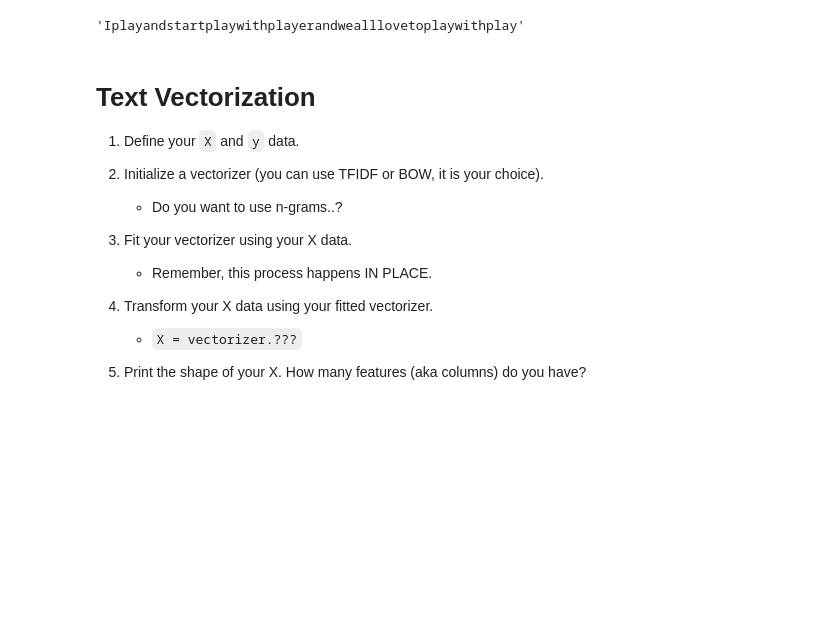
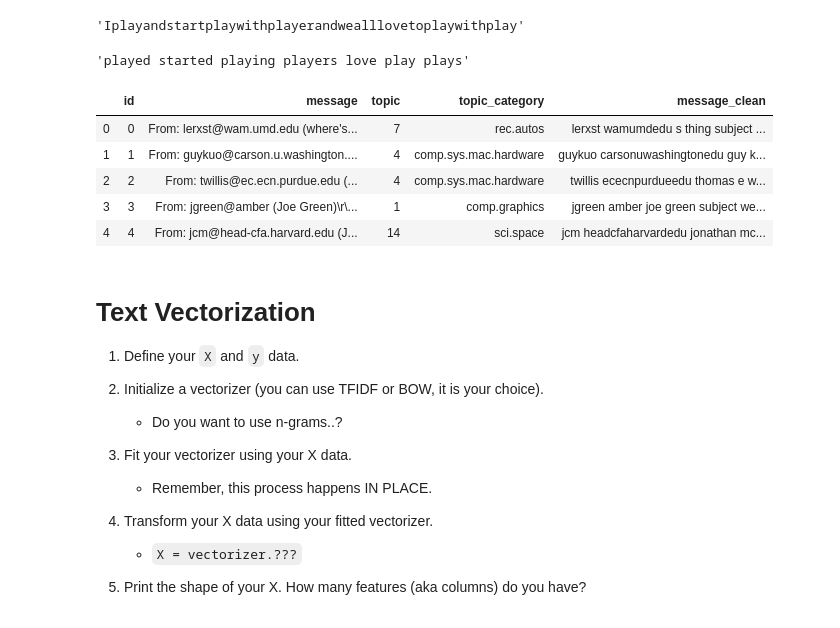
Before and after one commit to miaonanlin/2021-spring-data-science, a Jupyter notebook: Week7-NLP/Exercise-NLP.ipynb, the cells around one changed output. Drawn from its saved outputs; the diff is of its cells as text; code cells hidden in the pictures; blank space fills up the shorter version.

```diff
--- a/Week7-NLP/Exercise-NLP.ipynb
+++ b/Week7-NLP/Exercise-NLP.ipynb
@@ -221,17 +226,31 @@ test_string = 'I played and started playing with players and we all love to play
 
 def text_pipline(input_string):
     input_string = make_lower(input_string)
-    #input_string = remove_stopwords(input_string)
-    input_string = stem_word(input_string)
+    input_string = remove_stopwords(input_string)
+    #input_string = stem_word(input_string)
     input_string = remove_punctuation(input_string)
 
     return input_string
+
+text_pipline(test_string)
+# %% [output]
+'played started playing players love play plays'
 # %%
 # 6. Mandatory: Use `df[column].apply(???)` and apply the text pipeline to your text data column.
 
 df['message_clean'] = df['message']
 
 df['message_clean'] = df['message'].apply(text_pipline)
+
+
+df.head()
+# %% [output]
+|  | id | message | topic | topic_category | message_clean |
+| 0 | 0 | From: lerxst@wam.umd.edu (where's... | 7 | rec.autos | lerxst wamumdedu s thing subject ... |
+| 1 | 1 | From: guykuo@carson.u.washington.... | 4 | comp.sys.mac.hardware | guykuo carsonuwashingtonedu guy k... |
+| 2 | 2 | From: twillis@ec.ecn.purdue.edu (... | 4 | comp.sys.mac.hardware | twillis ececnpurdueedu thomas e w... |
+| 3 | 3 | From: jgreen@amber (Joe Green)\r\... | 1 | comp.graphics | jgreen amber joe green subject we... |
+| 4 | 4 | From: jcm@head-cfa.harvard.edu (J... | 14 | sci.space | jcm headcfaharvardedu jonathan mc... |
 # %% [markdown]
 # Text Vectorization
 
```
Also changed, not shown: parts of 14 cells of this notebook.
